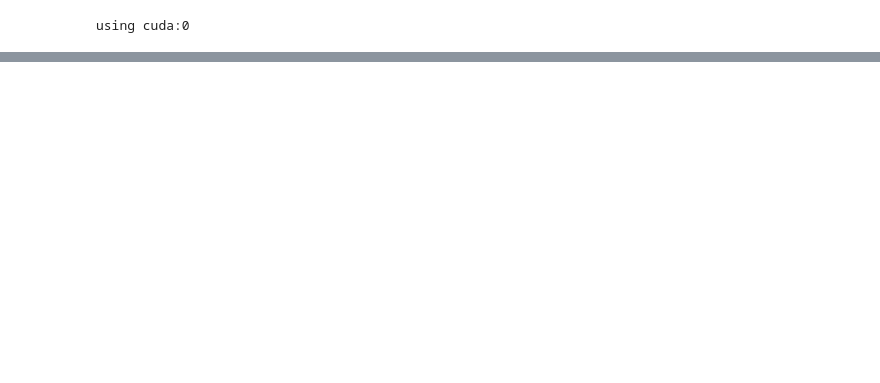
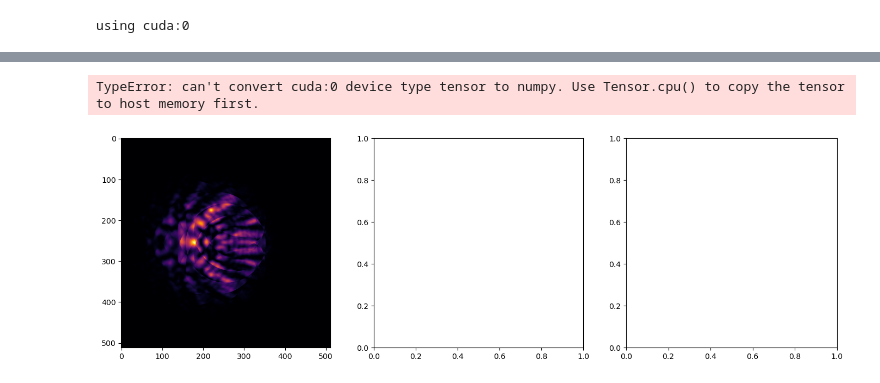
Before and after one commit to swampni/multislice, a Jupyter notebook: multisliceSim.ipynb, the cells around one changed output, grey strips where cells are left out. Drawn from its saved outputs; the diff is of its cells as text; code cells hidden in the pictures; blank space fills up the shorter version.

```diff
--- a/multisliceSim.ipynb
+++ b/multisliceSim.ipynb
@@ -27,0 +83,25 @@ dp = simulator.forward(probe).detach().clone()
+# %%
+zmult = np.fromfile(r'C:\Users\hcni2\Box\ZuoLab\active dopant\zmult\ms\Si110_20x14x1_conv9_def0_Si.im3', offset=8, dtype=np.float32).reshape(1024,1024)[256:768,256:768]
+# %%
+
+fig, axes = plt.subplots(1,3, figsize=(17,5))
+# plt.imshow(zmult, cmap='inferno')
+# plt.colorbar()
+im1 = axes[0].imshow(zmult, cmap='inferno')
+im2 = axes[1].imshow(dp, cmap='inferno')
+im3 = axes[2].imshow(zmult - dp, cmap='inferno')
+# add colorbar for each axes
+divider1 = make_axes_locatable(axes[0])
+cax1 = divider1.append_axes("right", size="5%", pad=0.05)
+plt.colorbar(im1, cax=cax1)
+
+divider2 = make_axes_locatable(axes[1])
+cax2 = divider2.append_axes("right", size="5%", pad=0.05)
+plt.colorbar(im2, cax=cax2)
+
+divider3 = make_axes_locatable(axes[2])
+cax3 = divider3.append_axes("right", size="5%", pad=0.05)
+plt.colorbar(im3, cax=cax3)
+# %% [output]
+TypeError: can't convert cuda:0 device type tensor to numpy. Use Tensor.cpu() to copy the tensor to host memory first.
+[figure, added]
```
Also changed, not shown: parts of 22 cells of this notebook, 3 other files.
